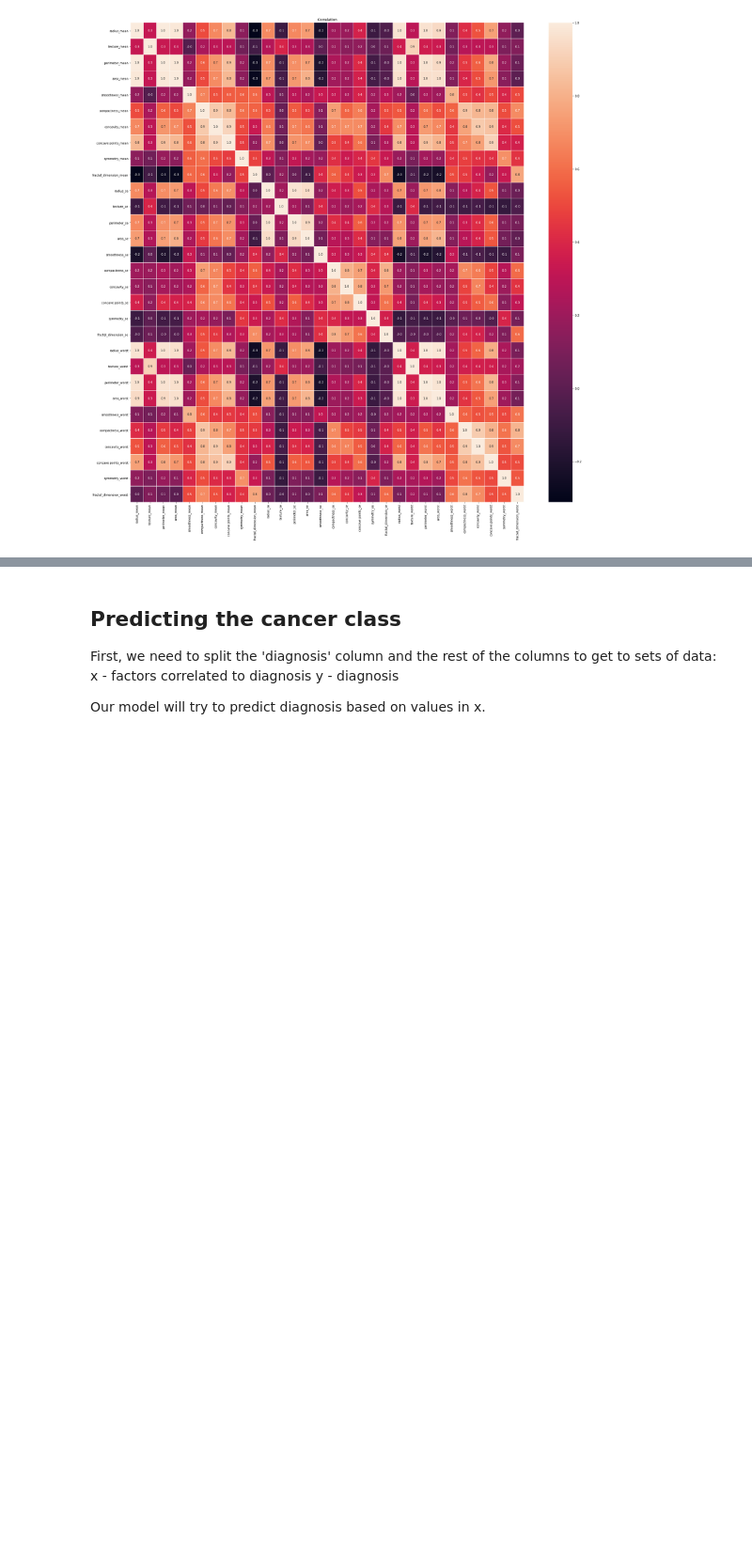
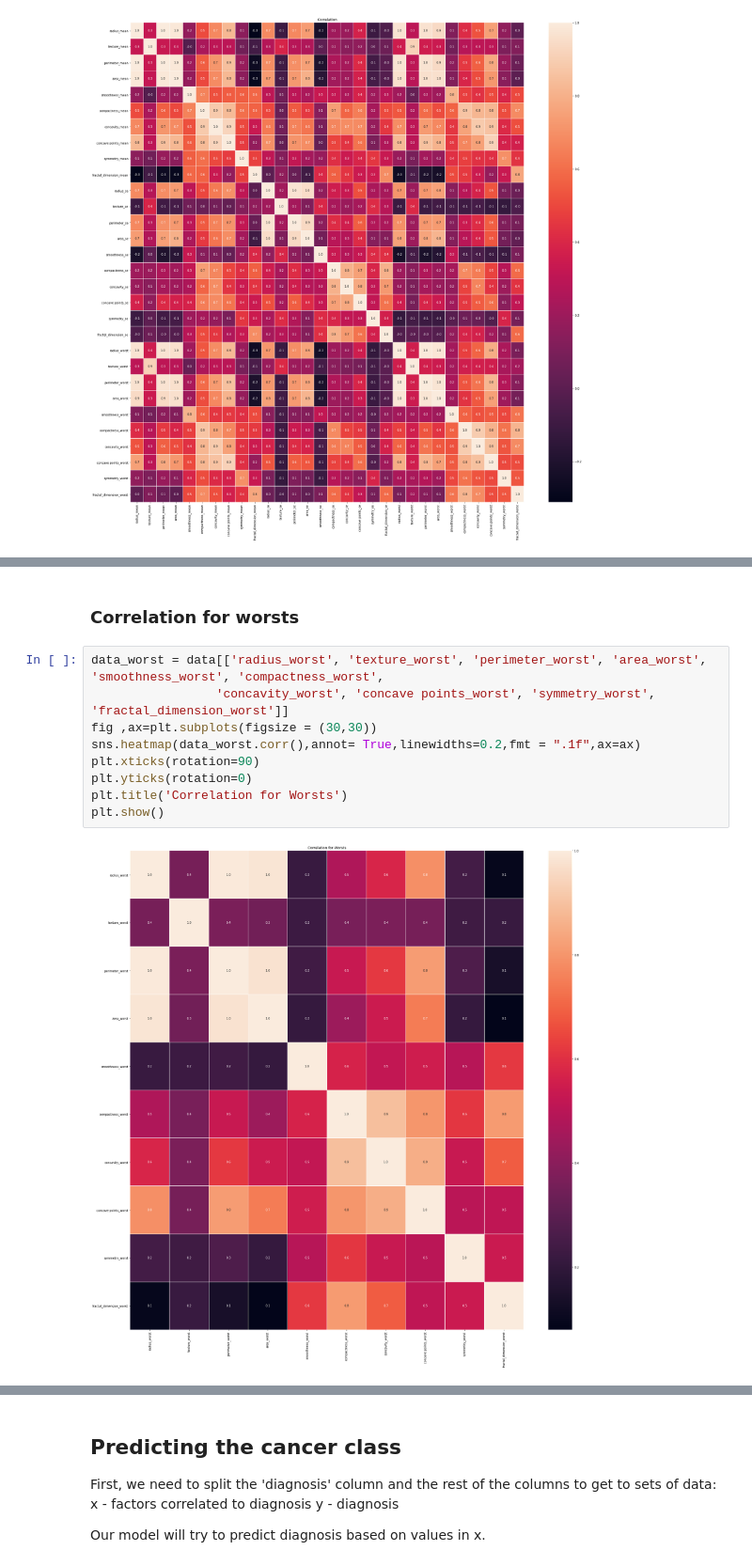
Before and after one commit to abetlej/BreastCancer, a Jupyter notebook: breast_cancer.ipynb, the cells around one changed output, grey strips where cells are left out. Shown at 94% size. Cells and saved outputs as stored; diff of their text form; blank space fills up the shorter version.

```diff
--- a/breast_cancer.ipynb
+++ b/breast_cancer.ipynb
@@ -205,0 +219,13 @@ plt.show()
+# %% [markdown]
+### Correlation for worsts
+# %%
+data_worst = data[['radius_worst', 'texture_worst', 'perimeter_worst', 'area_worst', 'smoothness_worst', 'compactness_worst',
+                 'concavity_worst', 'concave points_worst', 'symmetry_worst', 'fractal_dimension_worst']]
+fig ,ax=plt.subplots(figsize = (30,30))
+sns.heatmap(data_worst.corr(),annot= True,linewidths=0.2,fmt = ".1f",ax=ax)
+plt.xticks(rotation=90)
+plt.yticks(rotation=0)
+plt.title('Correlation for Worsts')
+plt.show()
+# %% [output]
+[figure, added]
```
Also changed, not shown: parts of 15 cells of this notebook.
